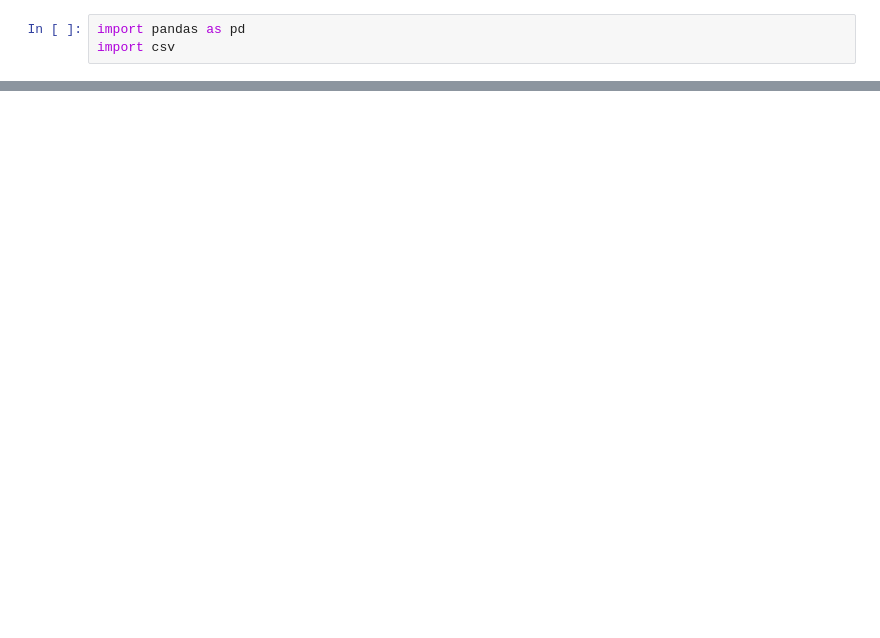
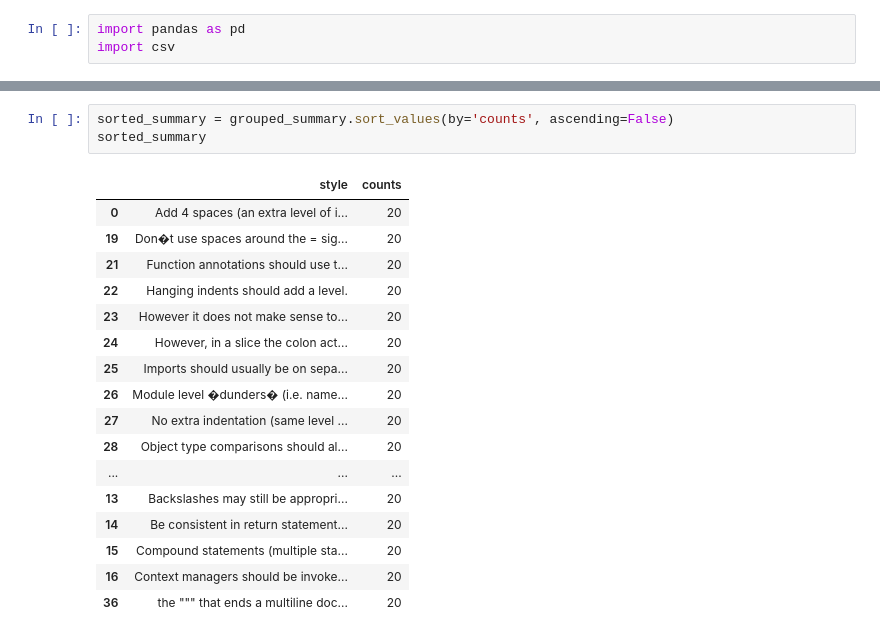
Before and after one commit to TarasKutsyk/Codestyle-Dataset-Generator, a Jupyter notebook: postprocess_result.ipynb, the cells around one changed output, grey strips where cells are left out. Cells and saved outputs as stored; diff of their text form; blank space fills up the shorter version.

```diff
--- a/postprocess_result.ipynb
+++ b/postprocess_result.ipynb
@@ -48,0 +47,21 @@ df_filtered.to_csv(result_fname, mode='w', index=False, quoting=csv.QUOTE_ALL)
+# %%
+sorted_summary = grouped_summary.sort_values(by='counts', ascending=False)
+sorted_summary
+# %% [output]
+|  | style | counts |
+| 0 | Add 4 spaces (an extra level of i... | 20 |
+| 19 | Don�t use spaces around the = sig... | 20 |
+| 21 | Function annotations should use t... | 20 |
+| 22 | Hanging indents should add a level. | 20 |
+| 23 | However it does not make sense to... | 20 |
+| 24 | However, in a slice the colon act... | 20 |
+| 25 | Imports should usually be on sepa... | 20 |
+| 26 | Module level �dunders� (i.e. name... | 20 |
+| 27 | No extra indentation (same level ... | 20 |
+| 28 | Object type comparisons should al... | 20 |
+| ... | ... | ... |
+| 13 | Backslashes may still be appropri... | 20 |
+| 14 | Be consistent in return statement... | 20 |
+| 15 | Compound statements (multiple sta... | 20 |
+| 16 | Context managers should be invoke... | 20 |
+| 36 | the """ that ends a multiline doc... | 20 |
```
Also changed, not shown: parts of 7 cells of this notebook, 12 other files.
